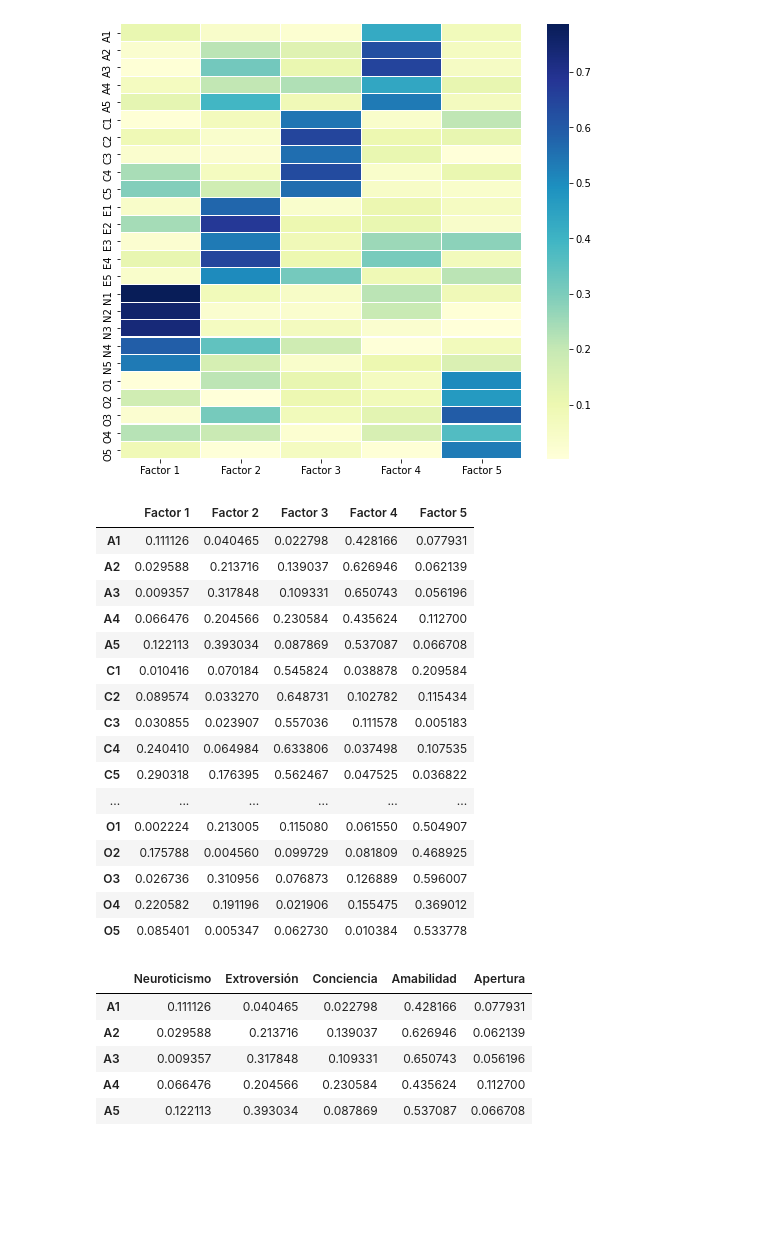
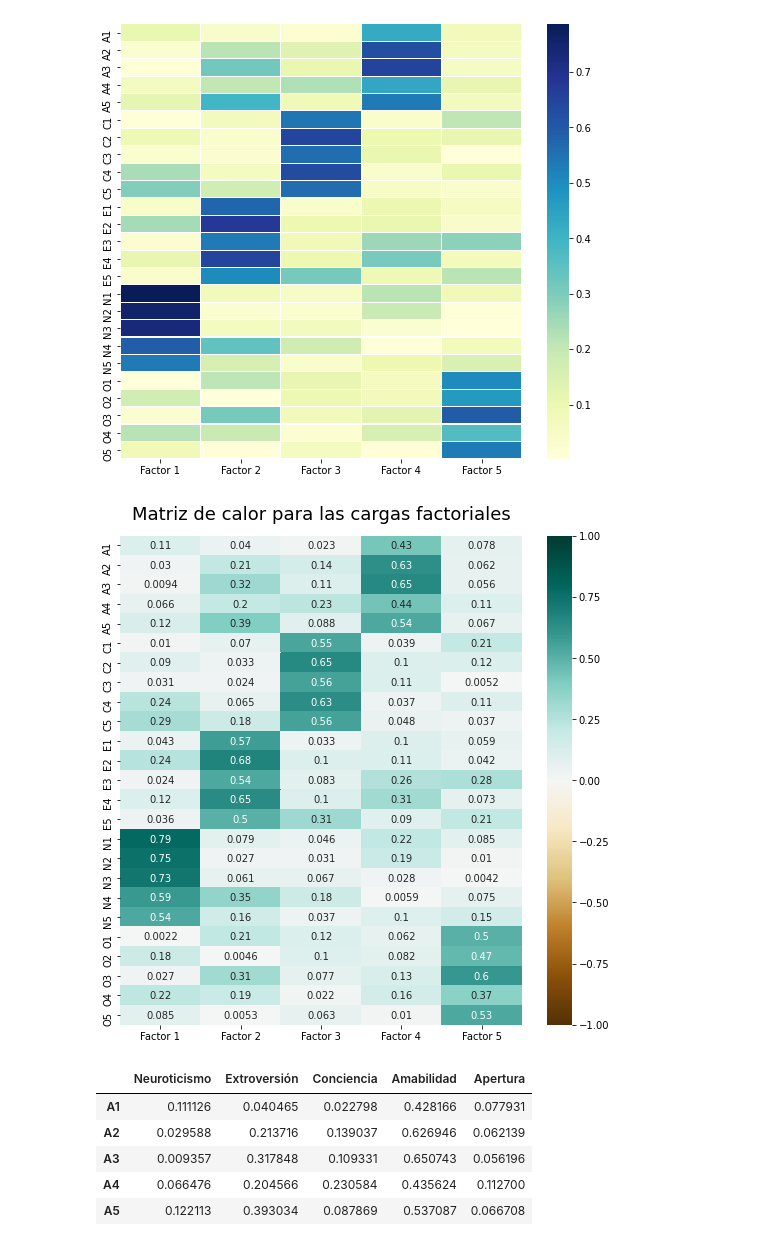
Before and after one commit to rdiazg14/STATS, a Jupyter notebook: ANALISIS_FACTORIAL_TEST_EVALUACION_PERSONALIDAD.ipynb, the cells around one changed output. Saved outputs shown, nothing was run; the diff lists cells and outputs as text; code cells hidden in the pictures; blank space fills up the shorter version.

```diff
--- a/ANALISIS_FACTORIAL_TEST_EVALUACION_PERSONALIDAD.ipynb
+++ b/ANALISIS_FACTORIAL_TEST_EVALUACION_PERSONALIDAD.ipynb
@@ -385,25 +361,11 @@ sns.heatmap(factorLoadings.abs(), ax = ax, cmap ="YlGnBu", linewidths = 0.1)
 [figure]
 # %%
 #Visualizamos una matriz de calor con las cargas factoriales con otro gráfico
-factorLoadings.style.background_gradient(cmap='coolwarm')
+plt.subplots(figsize =(9, 9))
+heatmap = sns.heatmap(factorLoadings, vmin=-1, vmax=1, annot=True, cmap='BrBG')
+heatmap.set_title('Matriz de calor para las cargas factoriales', fontdict={'fontsize':18}, pad=16);
 # %% [output]
-|  | Factor 1 | Factor 2 | Factor 3 | Factor 4 | Factor 5 |
-| A1 | 0.111126 | 0.040465 | 0.022798 | 0.428166 | 0.077931 |
-| A2 | 0.029588 | 0.213716 | 0.139037 | 0.626946 | 0.062139 |
-| A3 | 0.009357 | 0.317848 | 0.109331 | 0.650743 | 0.056196 |
-| A4 | 0.066476 | 0.204566 | 0.230584 | 0.435624 | 0.112700 |
-| A5 | 0.122113 | 0.393034 | 0.087869 | 0.537087 | 0.066708 |
-| C1 | 0.010416 | 0.070184 | 0.545824 | 0.038878 | 0.209584 |
-| C2 | 0.089574 | 0.033270 | 0.648731 | 0.102782 | 0.115434 |
-| C3 | 0.030855 | 0.023907 | 0.557036 | 0.111578 | 0.005183 |
-| C4 | 0.240410 | 0.064984 | 0.633806 | 0.037498 | 0.107535 |
-| C5 | 0.290318 | 0.176395 | 0.562467 | 0.047525 | 0.036822 |
-| ... | ... | ... | ... | ... | ... |
-| O1 | 0.002224 | 0.213005 | 0.115080 | 0.061550 | 0.504907 |
-| O2 | 0.175788 | 0.004560 | 0.099729 | 0.081809 | 0.468925 |
-| O3 | 0.026736 | 0.310956 | 0.076873 | 0.126889 | 0.596007 |
-| O4 | 0.220582 | 0.191196 | 0.021906 | 0.155475 | 0.369012 |
-| O5 | 0.085401 | 0.005347 | 0.062730 | 0.010384 | 0.533778 |
+[figure, added]
 # %%
 # Se renombra el nombre de las columnas con el nombre de los factores macros de la encuesta
 factorLoadings.rename(columns = {'Factor 1':'Neuroticismo',
```
Also changed, not shown: parts of 5 cells of this notebook.
